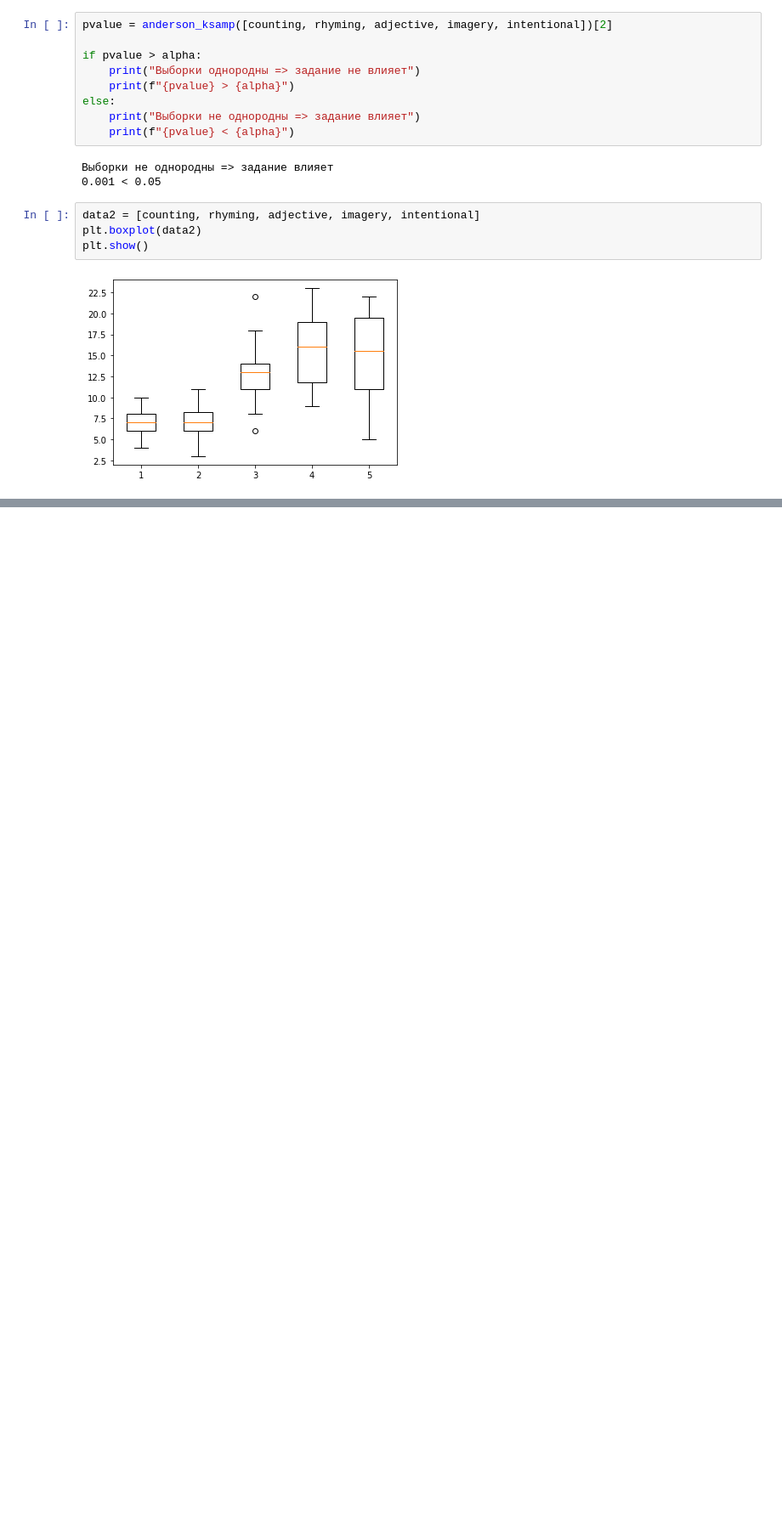
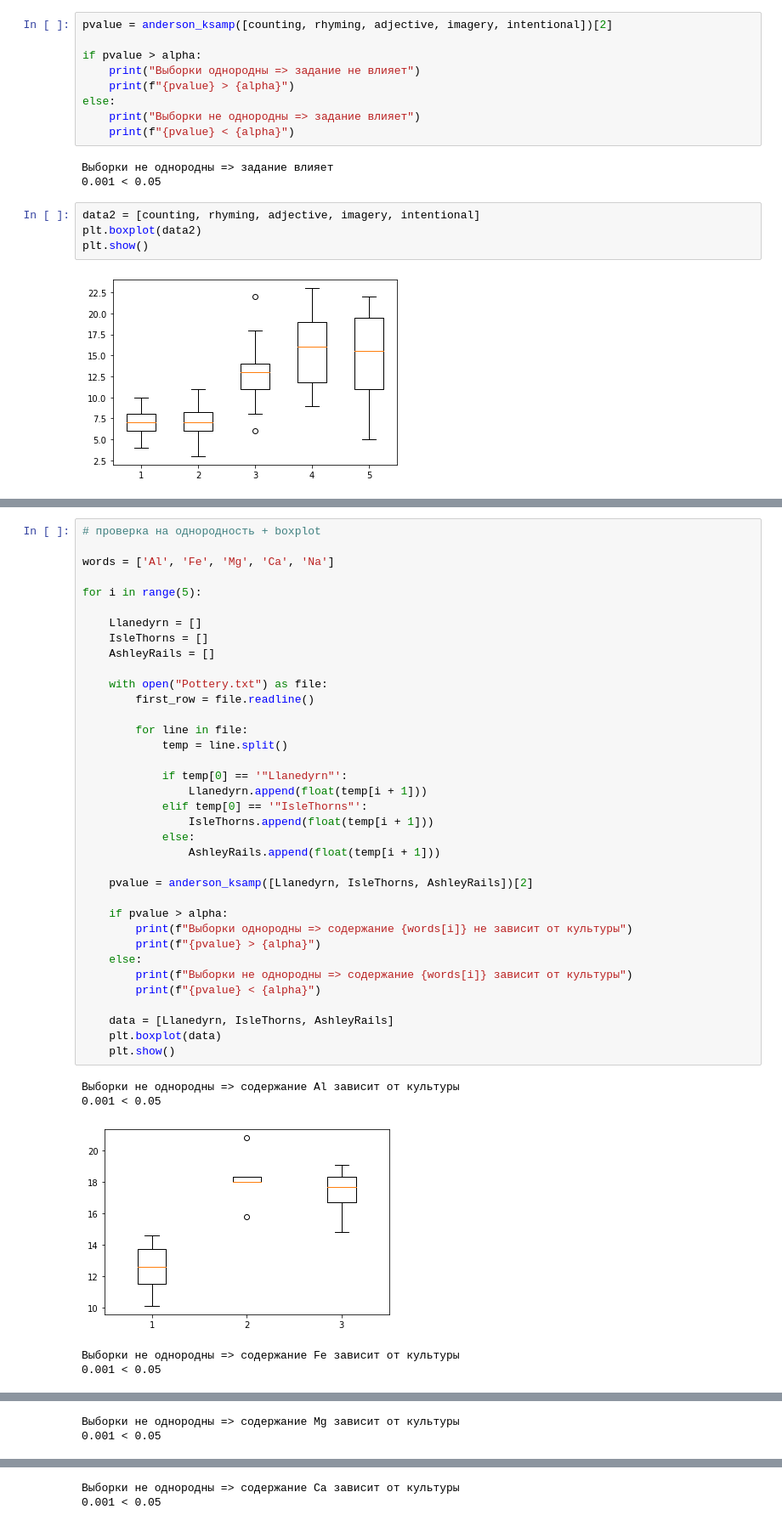
Before and after one commit to IvanBo4kov/data-analysis-fsr, a Jupyter notebook: homework_2/second2.ipynb, the cells around one changed output, grey strips where cells are left out. Shown: that part at 85% size. Drawn from its saved outputs; the diff is of its cells as text; blank space fills up the shorter version.

```diff
--- a/homework_2/second2.ipynb
+++ b/homework_2/second2.ipynb
@@ -292,0 +389,42 @@ plt.show()
+# %%
+# проверка на однородность + boxplot
+
+words = ['Al', 'Fe', 'Mg', 'Ca', 'Na']
+
+for i in range(5):
+
+    Llanedyrn = []
+    IsleThorns = []
+    AshleyRails = []
+
+    with open("Pottery.txt") as file:
+        first_row = file.readline()
+
+        for line in file:
+            temp = line.split()
+
+            if temp[0] == '"Llanedyrn"':
+                Llanedyrn.append(float(temp[i + 1]))
+            elif temp[0] == '"IsleThorns"':
+                IsleThorns.append(float(temp[i + 1]))
+            else:
+                AshleyRails.append(float(temp[i + 1]))
+
+    pvalue = anderson_ksamp([Llanedyrn, IsleThorns, AshleyRails])[2]
+
+    if pvalue > alpha:
+        print(f"Выборки однородны => содержание {words[i]} не зависит от культуры")
+        print(f"{pvalue} > {alpha}")
+    else:
+        print(f"Выборки не однородны => содержание {words[i]} зависит от культуры")
+        print(f"{pvalue} < {alpha}")
+
+    data = [Llanedyrn, IsleThorns, AshleyRails]
+    plt.boxplot(data)
+    plt.show()
+# %% [output]
+Выборки не однородны => содержание Al зависит от культуры
+0.001 < 0.05
+[figure, added]
+Выборки не однородны => содержание Fe зависит от культуры
+0.001 < 0.05
@@ -292,0 +432,2 @@ plt.show()
+Выборки не однородны => содержание Mg зависит от культуры
+0.001 < 0.05
@@ -292,0 +435,2 @@ plt.show()
+Выборки не однородны => содержание Ca зависит от культуры
+0.001 < 0.05
```
Also changed, not shown: parts of 19 cells of this notebook, 1 other file.
